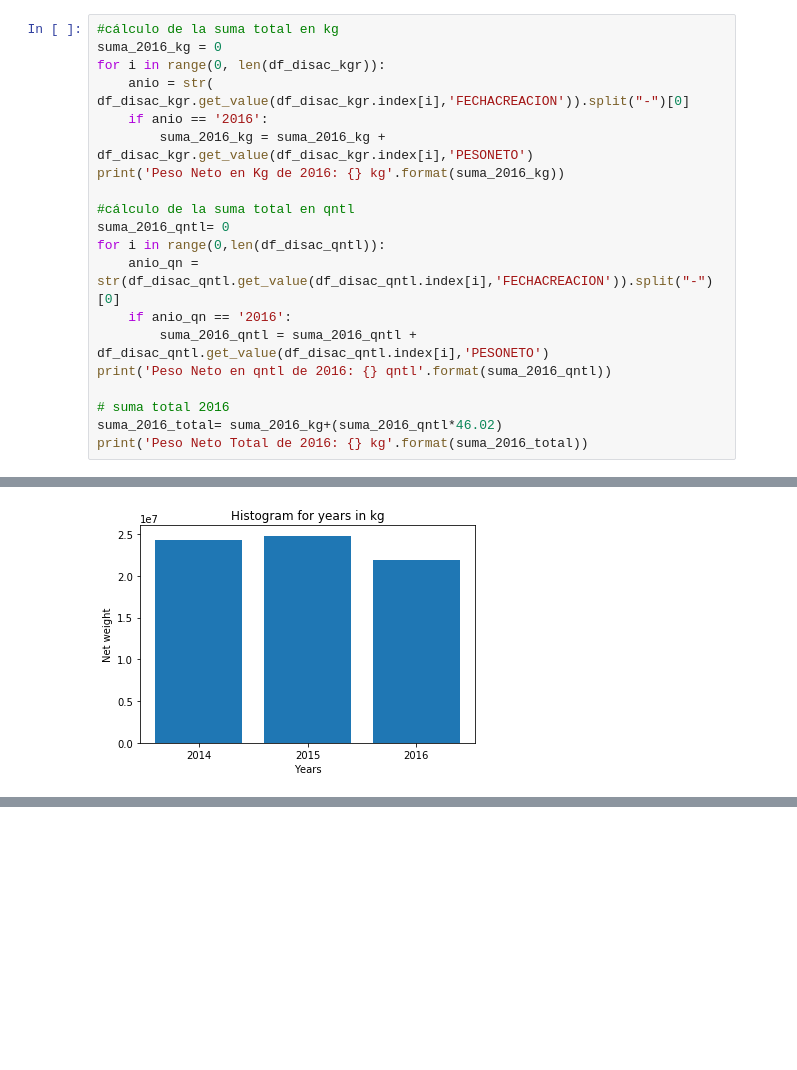
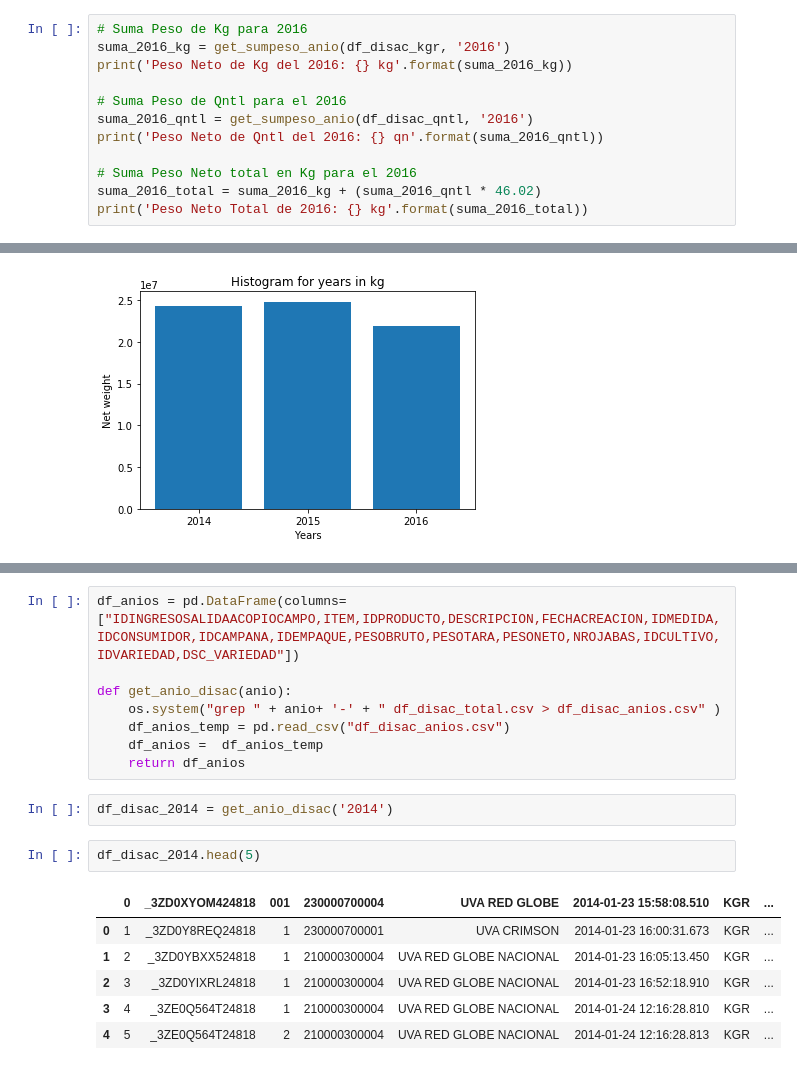
Before and after one commit to EvelynAncajimaMinguillo/ACP, a Jupyter notebook: GraficosMatplotlib/OrdenarDatosParaDF.ipynb, the cells around one changed output, grey strips where cells are left out. Cells and saved outputs as stored; diff of their text form; blank space fills up the shorter version.

```diff
--- a/GraficosMatplotlib/OrdenarDatosParaDF.ipynb
+++ b/GraficosMatplotlib/OrdenarDatosParaDF.ipynb
@@ -120,23 +123,15 @@ Peso Neto Total de 2015: 24820069.853200093 kg
 # %% [markdown]
 #### Peso neto total en kg para el año 2016
 # %%
-#cálculo de la suma total en kg
-suma_2016_kg = 0
-for i in range(0, len(df_disac_kgr)):
-    anio = str( df_disac_kgr.get_value(df_disac_kgr.index[i],'FECHACREACION')).split("-")[0]
-    if anio == '2016':
-        suma_2016_kg = suma_2016_kg + df_disac_kgr.get_value(df_disac_kgr.index[i],'PESONETO')
-print('Peso Neto en Kg de 2016: {} kg'.format(suma_2016_kg))
+# Suma Peso de Kg para 2016
+suma_2016_kg = get_sumpeso_anio(df_disac_kgr, '2016')
+print('Peso Neto de Kg del 2016: {} kg'.format(suma_2016_kg))
 
-#cálculo de la suma total en qntl
-suma_2016_qntl= 0
-for i in range(0,len(df_disac_qntl)):
-    anio_qn = str(df_disac_qntl.get_value(df_disac_qntl.index[i],'FECHACREACION')).split("-")[0]
-    if anio_qn == '2016':
-        suma_2016_qntl = suma_2016_qntl + df_disac_qntl.get_value(df_disac_qntl.index[i],'PESONETO')
-print('Peso Neto en qntl de 2016: {} qntl'.format(suma_2016_qntl))
+# Suma Peso de Qntl para el 2016
+suma_2016_qntl = get_sumpeso_anio(df_disac_qntl, '2016')
+print('Peso Neto de Qntl del 2016: {} qn'.format(suma_2016_qntl))
 
-# suma total 2016
-suma_2016_total= suma_2016_kg+(suma_2016_qntl*46.02)
+# Suma Peso Neto total en Kg para el 2016
+suma_2016_total = suma_2016_kg + (suma_2016_qntl * 46.02)
 print('Peso Neto Total de 2016: {} kg'.format(suma_2016_total))
 # %% [output]
@@ -169,0 +219,19 @@ plt.show()
+# %%
+df_anios = pd.DataFrame(columns=["IDINGRESOSALIDAACOPIOCAMPO,ITEM,IDPRODUCTO,DESCRIPCION,FECHACREACION,IDMEDIDA,IDCONSUMIDOR,IDCAMPANA,IDEMPAQUE,PESOBRUTO,PESOTARA,PESONETO,NROJABAS,IDCULTIVO,IDVARIEDAD,DSC_VARIEDAD"])
+
+def get_anio_disac(anio):
+    os.system("grep " + anio+ '-' + " df_disac_total.csv > df_disac_anios.csv" )
+    df_anios_temp = pd.read_csv("df_disac_anios.csv")
+    df_anios =  df_anios_temp
+    return df_anios
+# %%
+df_disac_2014 = get_anio_disac('2014')
+# %%
+df_disac_2014.head(5)
+# %% [output]
+|  | 0 | _3ZD0XYOM424818 | 001 | 230000700004 | UVA RED GLOBE | 2014-01-23 15:58:08.510 | KGR | ... |
+| 0 | 1 | _3ZD0Y8REQ24818 | 1 | 230000700001 | UVA CRIMSON | 2014-01-23 16:00:31.673 | KGR | ... |
+| 1 | 2 | _3ZD0YBXX524818 | 1 | 210000300004 | UVA RED GLOBE NACIONAL | 2014-01-23 16:05:13.450 | KGR | ... |
+| 2 | 3 | _3ZD0YIXRL24818 | 1 | 210000300004 | UVA RED GLOBE NACIONAL | 2014-01-23 16:52:18.910 | KGR | ... |
+| 3 | 4 | _3ZE0Q564T24818 | 1 | 210000300004 | UVA RED GLOBE NACIONAL | 2014-01-24 12:16:28.810 | KGR | ... |
+| 4 | 5 | _3ZE0Q564T24818 | 2 | 210000300004 | UVA RED GLOBE NACIONAL | 2014-01-24 12:16:28.813 | KGR | ... |
```
Also changed, not shown: parts of 20 cells of this notebook, 8 other files.
